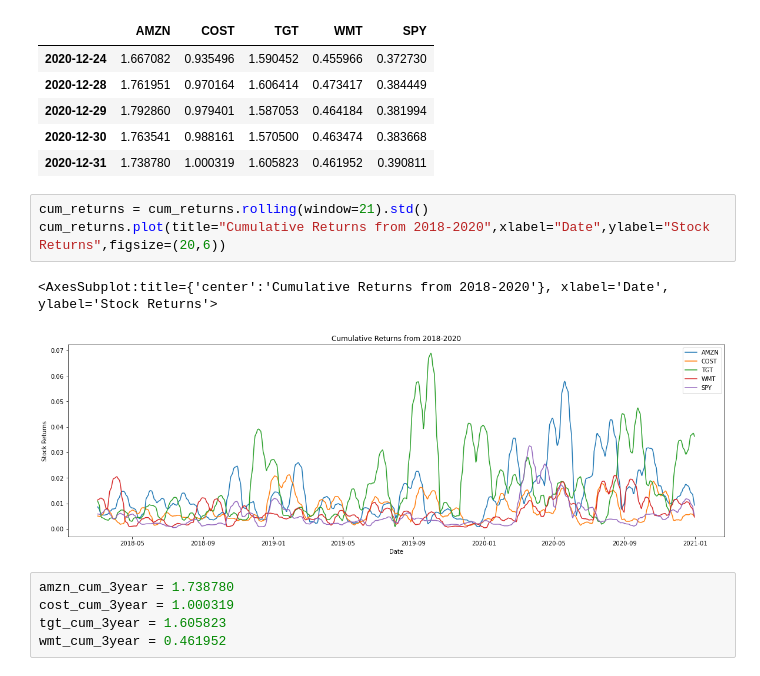
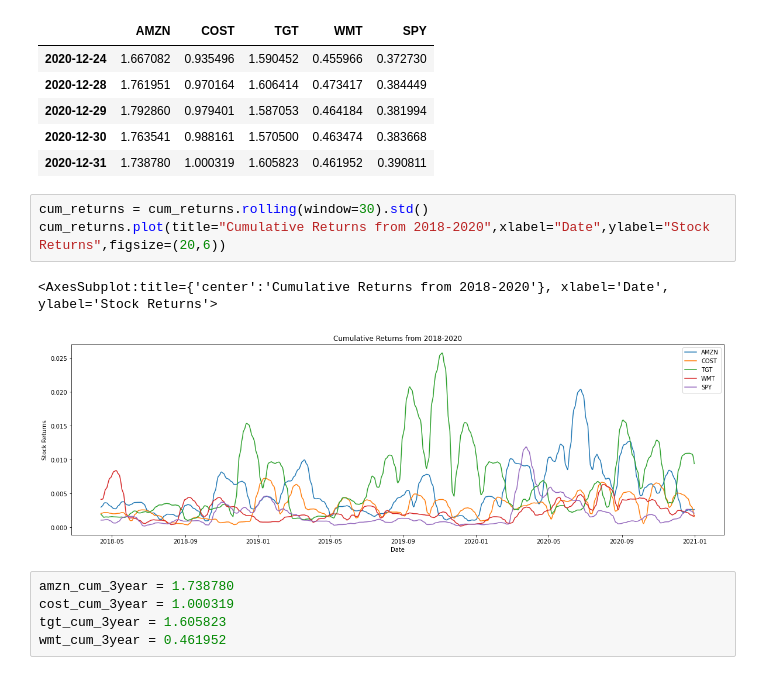
Before and after one commit to joebarry1252/Newly_Minted, a Jupyter notebook: notebooks/Joseph Barry Notebook/FinalWorkbook.ipynb, the cells around one changed output. Saved outputs shown, nothing was run; the diff lists cells and outputs as text.

```diff
--- a/notebooks/Joseph Barry Notebook/FinalWorkbook.ipynb
+++ b/notebooks/Joseph Barry Notebook/FinalWorkbook.ipynb
@@ -97,11 +97,11 @@ cum_returns.tail()
 | 2020-12-30 | 1.763541 | 0.988161 | 1.570500 | 0.463474 | 0.383668 |
 | 2020-12-31 | 1.738780 | 1.000319 | 1.605823 | 0.461952 | 0.390811 |
 # %%
-cum_returns = cum_returns.rolling(window=21).std()
+cum_returns = cum_returns.rolling(window=30).std()
 cum_returns.plot(title="Cumulative Returns from 2018-2020",xlabel="Date",ylabel="Stock Returns",figsize=(20,6))
 # %% [output]
 <AxesSubplot:title={'center':'Cumulative Returns from 2018-2020'}, xlabel='Date', ylabel='Stock Returns'>
-[figure, old version]
+[figure, new version]
 # %%
 amzn_cum_3year = 1.738780
 cost_cum_3year = 1.000319
```
Also changed, not shown: 1 other file.
